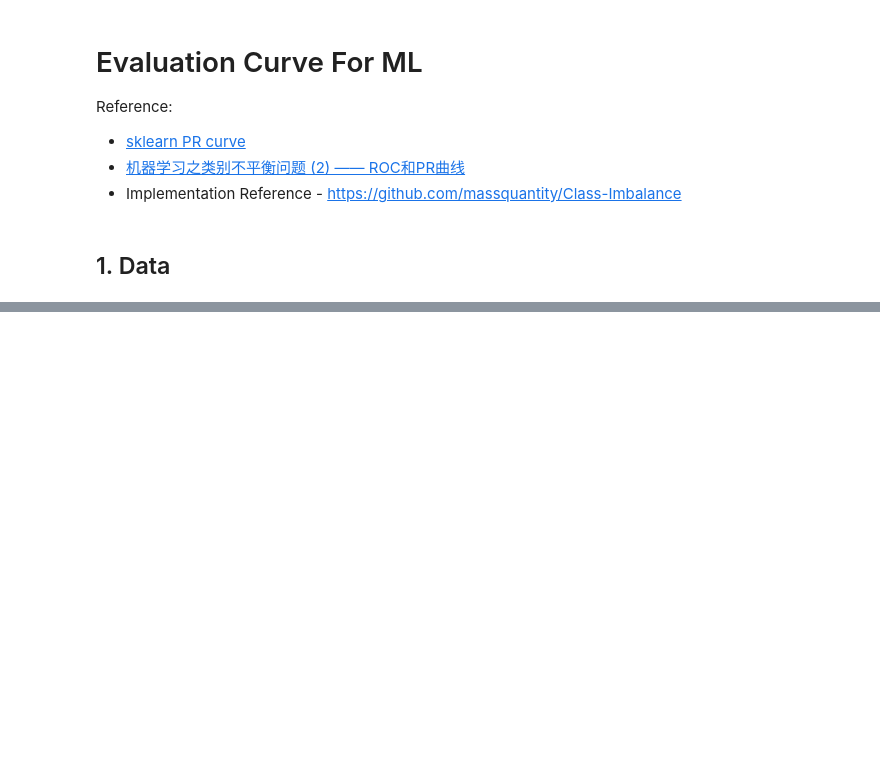
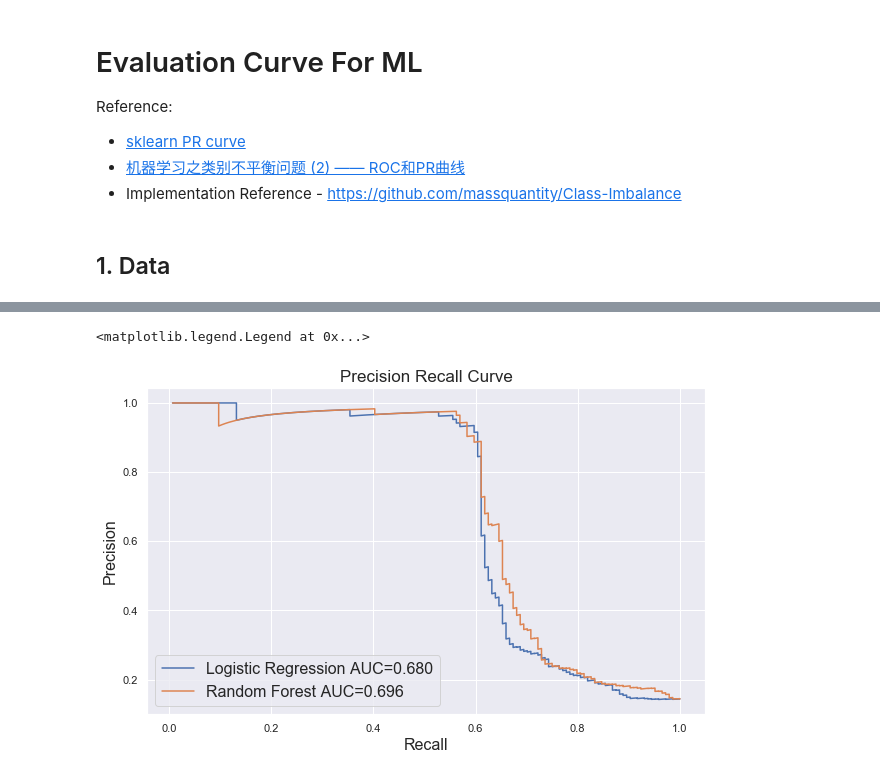
Before and after one commit to llv22/tensorflow_daily, a Jupyter notebook: 00_evaluation/eval_curve.ipynb, the cells around one changed output, grey strips where cells are left out. Cells and saved outputs as stored; diff of their text form; code cells hidden in the pictures; blank space fills up the shorter version.

```diff
--- a/00_evaluation/eval_curve.ipynb
+++ b/00_evaluation/eval_curve.ipynb
@@ -40,0 +75,43 @@ Text(11.335,0.5,'axis_2')
+# %%
+def get_pr(pos_prob, y_true):
+    """
+    Calculate PR curve(P vs R), together with AUC.
+    Agruments:
+        pos_prob - probability of positive sample sorted in acending order
+        y_true : true label of y
+    Return:
+        precision - sequence of precision rate from positive sample with max probablity by f
+        recall - sequence of precision rate from positive sample with max probablity by f
+        auc - area size under PR
+    """
+    # positive sample number
+    pos_N = len(y_true[y_true == 1])
+    # sort pos_prob in descending order, threshold and y in the pos_prob order
+    threshold = np.sort(pos_prob)[::-1]; y = y_true[pos_prob.argsort()[::-1]]
+    precision = []; recall = []
+    tp = 0; fp = 0; auc = 0
+    for i in range(len(threshold)):
+        if y[i] == 1:
+            tp += 1
+        else:
+            fp += 1
+        precision.append(tp/(tp+fp))
+        recall.append(tp/pos_N)
+        if y[i] == 1:
+            auc += (recall[i] - recall[i-1]) * precision[i]
+    return precision, recall, auc
+# %%
+precision_lr, recall_lr, auc_lr = get_pr(pos_prob_lr, y_test)
+precision_rf, recall_rf, auc_rf = get_pr(pos_prob_rf, y_test)
+
+# draw PR-curve
+plt.figure(figsize=(10, 6))
+plt.plot(recall_lr, precision_lr, label="Logistic Regression AUC=%.3f" % (auc_lr))
+plt.plot(recall_rf, precision_rf, label="Random Forest AUC=%.3f" % (auc_rf))
+plt.xlabel("Recall", fontsize=16)
+plt.ylabel("Precision", fontsize=16)
+plt.title("Precision Recall Curve", fontsize=17)
+plt.legend(fontsize=16)
+# %% [output]
+<matplotlib.legend.Legend at 0x...>
+[figure, added]
```
Also changed, not shown: parts of 25 cells of this notebook, 3 other files.
